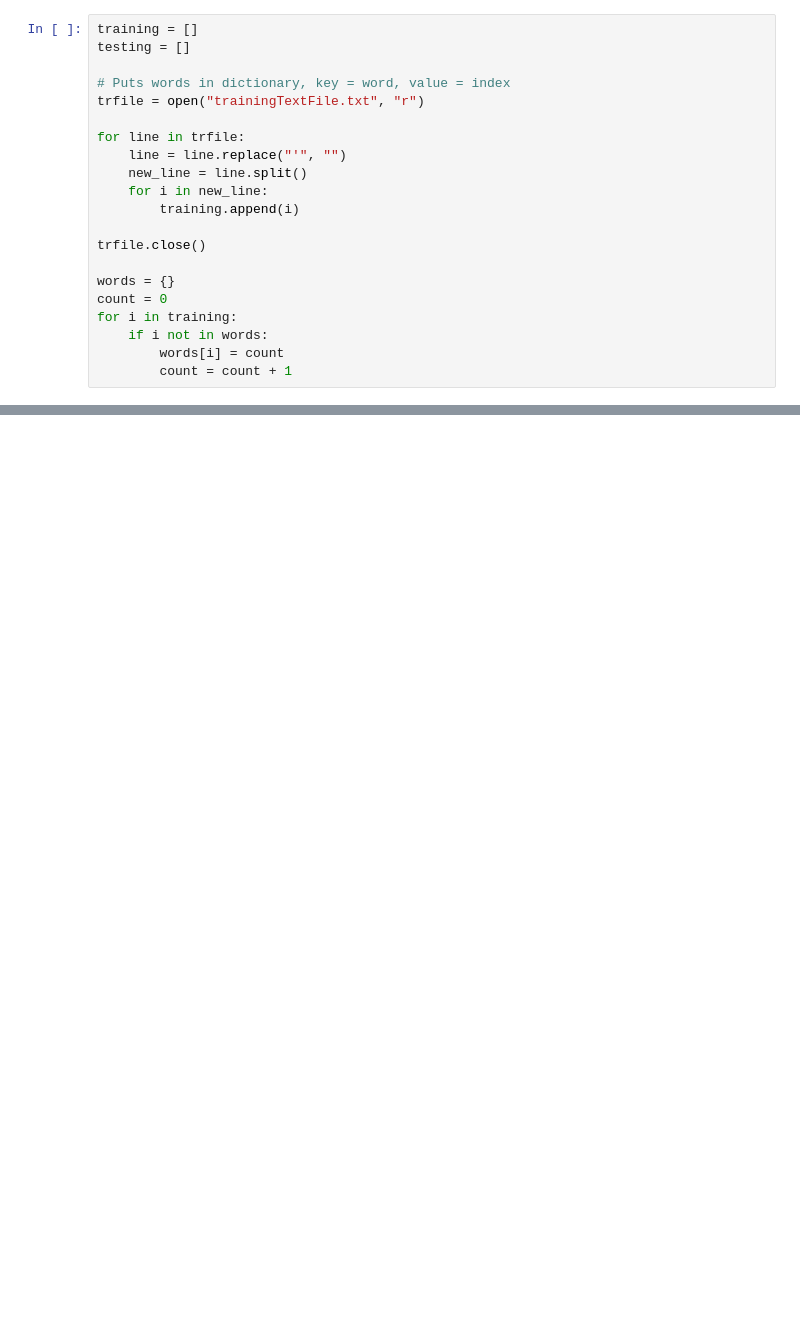
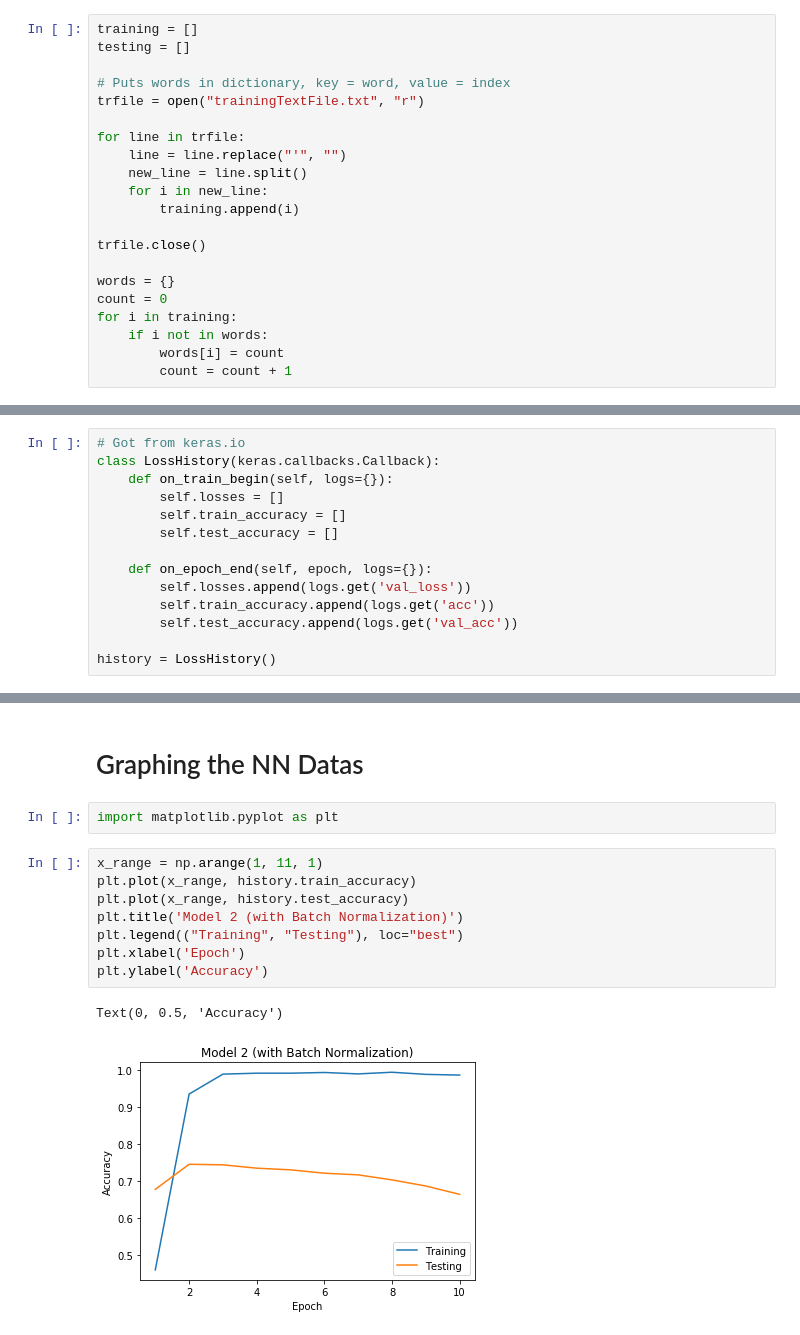
Before and after one commit to jackyteoh/ArticleClassifier, a Jupyter notebook: ArticleClassifier.ipynb, the cells around one changed output, grey strips where cells are left out. Drawn from its saved outputs; the diff is of its cells as text; blank space fills up the shorter version.

```diff
--- a/ArticleClassifier.ipynb
+++ b/ArticleClassifier.ipynb
@@ -221,0 +214,14 @@ print(countfour)
+# %%
+# Got from keras.io
+class LossHistory(keras.callbacks.Callback):
+    def on_train_begin(self, logs={}):
+        self.losses = []
+        self.train_accuracy = []
+        self.test_accuracy = []
+
+    def on_epoch_end(self, epoch, logs={}):
+        self.losses.append(logs.get('val_loss'))
+        self.train_accuracy.append(logs.get('acc'))
+        self.test_accuracy.append(logs.get('val_acc'))
+
+history = LossHistory()
@@ -270,0 +536,15 @@ model.add(Dense(units = 5, activation = 'softmax'))
+# %% [markdown]
+# Graphing the NN Datas
+# %%
+import matplotlib.pyplot as plt
+# %%
+x_range = np.arange(1, 11, 1)
+plt.plot(x_range, history.train_accuracy)
+plt.plot(x_range, history.test_accuracy)
+plt.title('Model 2 (with Batch Normalization)')
+plt.legend(("Training", "Testing"), loc="best")
+plt.xlabel('Epoch')
+plt.ylabel('Accuracy')
+# %% [output]
+Text(0, 0.5, 'Accuracy')
+[figure, added]
```
Also changed, not shown: parts of 19 cells of this notebook.
